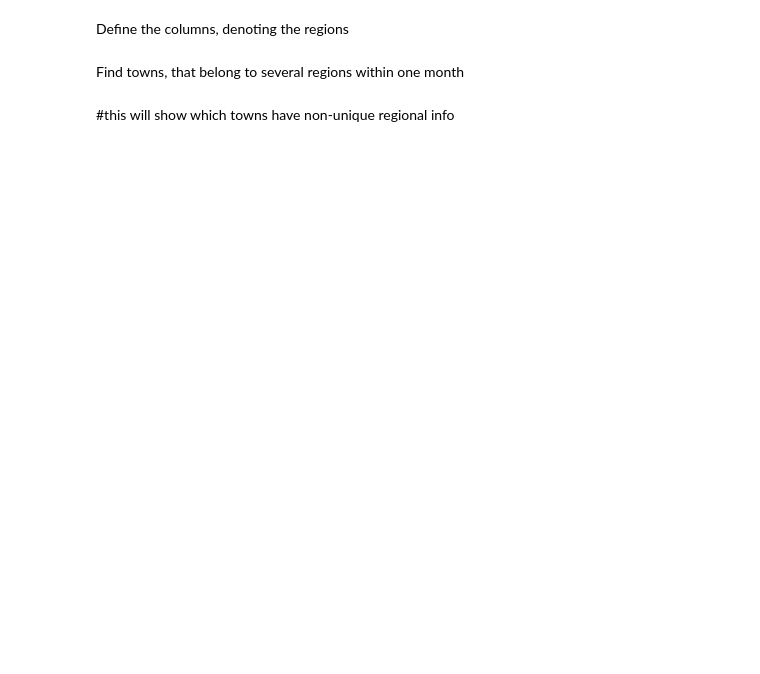
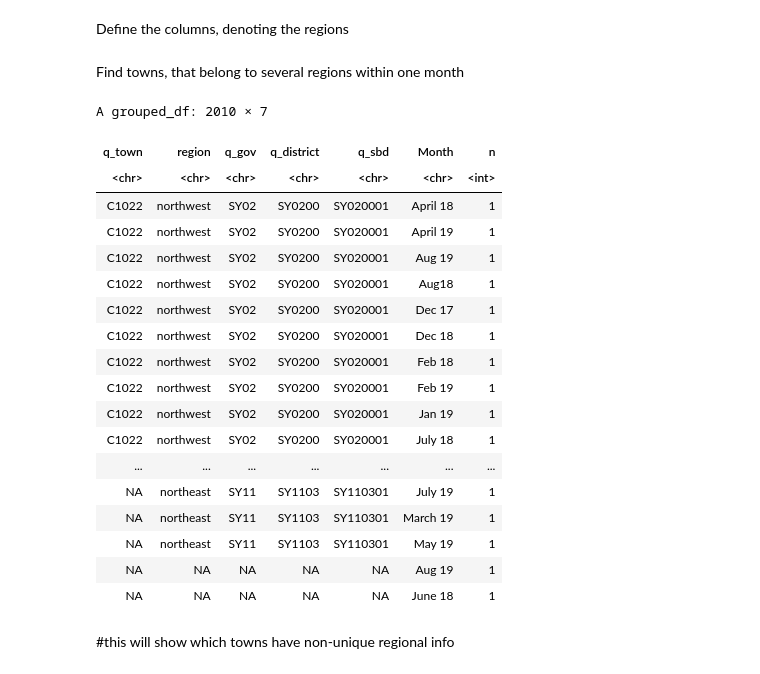
Before and after one commit to symbioticMe/Hack4Good_IMPACT_2019, a Jupyter notebook: notebooks/name/Exploring_region_representation.ipynb, the cells around one changed output. Saved outputs shown, nothing was run; the diff lists cells and outputs as text; code cells hidden in the pictures; blank space fills up the shorter version.

Commit message:
Exploratoring region represenation (deprecated)

```diff
--- a/notebooks/name/Exploring_region_representation.ipynb
+++ b/notebooks/name/Exploring_region_representation.ipynb
@@ -9,0 +47,2 @@ df_long = read_csv('joint_monthly_df_long.csv')
+# %%
+df_joined_months = read_csv('./data/processed/aggregated_monthly.csv')
@@ -14,14 +111,35 @@ regional_columns = c("region", "q_gov", "q_district", "q_sbd", "q_town")
 # %% [markdown]
 Find towns, that belong to several regions within one month
 # %%
-towns_distinct_weird = df_joined %>%
-  select(one_of(c(regional_columns, 'month'))) %>%
+towns_distinct_weird = df_joined_months %>%
+  select(one_of(c('q_town', 'Month'))) %>%
   #worth checking with and without distinct
   distinct() %>%
-  group_by(q_town, month) %>%
+  group_by(q_town, Month) %>%
   summarize(n = n()) %>%
   arrange(desc(n), q_town)
-View(towns_distinct_weird)
+# %%
+towns_distinct_weird
+# %% [output]
+A grouped_df: 2010 × 7
+| q_town | region | q_gov | q_district | q_sbd | Month | n |
+| <chr> | <chr> | <chr> | <chr> | <chr> | <chr> | <int> |
+| C1022 | northwest | SY02 | SY0200 | SY020001 | April 18 | 1 |
+| C1022 | northwest | SY02 | SY0200 | SY020001 | April 19 | 1 |
+| C1022 | northwest | SY02 | SY0200 | SY020001 | Aug 19 | 1 |
+| C1022 | northwest | SY02 | SY0200 | SY020001 | Aug18 | 1 |
+| C1022 | northwest | SY02 | SY0200 | SY020001 | Dec 17 | 1 |
+| C1022 | northwest | SY02 | SY0200 | SY020001 | Dec 18 | 1 |
+| C1022 | northwest | SY02 | SY0200 | SY020001 | Feb 18 | 1 |
+| C1022 | northwest | SY02 | SY0200 | SY020001 | Feb 19 | 1 |
+| C1022 | northwest | SY02 | SY0200 | SY020001 | Jan 19 | 1 |
+| C1022 | northwest | SY02 | SY0200 | SY020001 | July 18 | 1 |
+| ... | ... | ... | ... | ... | ... | ... |
+| NA | northeast | SY11 | SY1103 | SY110301 | July 19 | 1 |
+| NA | northeast | SY11 | SY1103 | SY110301 | March 19 | 1 |
+| NA | northeast | SY11 | SY1103 | SY110301 | May 19 | 1 |
+| NA | NA | NA | NA | NA | Aug 19 | 1 |
+| NA | NA | NA | NA | NA | June 18 | 1 |
 # %% [markdown]
 #this will show which towns have non-unique regional info
 # %%
```
Also changed, not shown: parts of 12 cells of this notebook.
